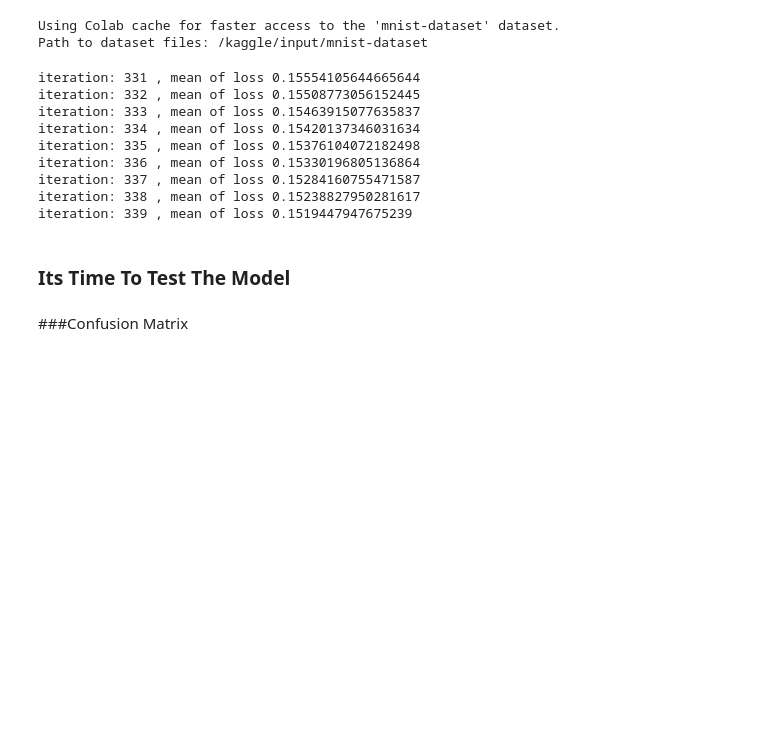
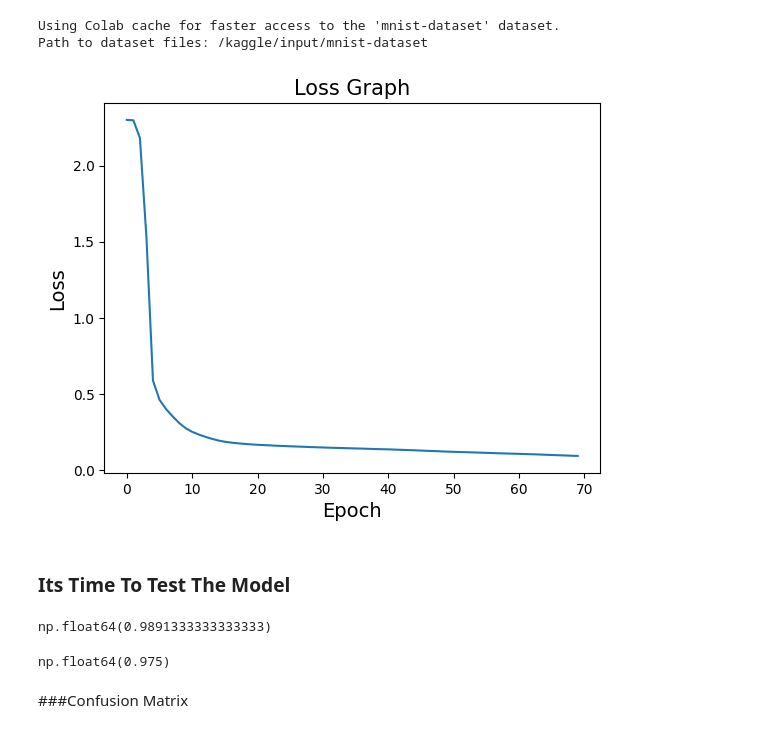
Before and after one commit to Sulemanshahid518/My-First-Neural-Network-From-Scratch-In-Numpy, a Jupyter notebook: Neural_Network_from_scratch_in_numpy_.ipynb, the cells around one changed output. Cells and saved outputs as stored; diff of their text form; code cells hidden in the pictures; blank space fills up the shorter version.

```diff
--- a/Neural_Network_from_scratch_in_numpy_.ipynb
+++ b/Neural_Network_from_scratch_in_numpy_.ipynb
@@ -59,13 +50,13 @@ def softmax(score, temp=1):
     summation = np.sum(positive_exp, axis=1)[:, None]
     return positive_exp / summation
 # %%
-train_image = add_bias((data['train-images'] / 255.0).reshape(-1, 784))
+train_images = add_bias((data['train-images'] / 255.0).reshape(-1, 784))
 
 theta_hidden1= generate_theta(785, 64, 22)
 theta_hidden2= generate_theta (65,64,3)
 theta_output = generate_theta(65, 10, 12)
 
-one_hot_encoding = np.zeros((train_image.shape[0],theta_output.shape[1]))
+one_hot_encoding = np.zeros((train_images.shape[0],theta_output.shape[1]))
 one_hot_encoding[range(one_hot_encoding.shape[0]), train_labels] = 1
 # %%
 def forward_pass(images,theta_hidden1,theta_hidden2,theta_output):
@@ -81,13 +72,15 @@ def forward_pass(images,theta_hidden1,theta_hidden2,theta_output):
 
     return hidden1,bias_hidden1,hidden2,bias_hidden2,softmax_output
 # %%
-learning=0.01
-epoch=340
+loss_data=[]
+learning=0.1
+epoch=70
+batch_size=500
 for i in range(epoch):
 
-  for batch in range(60):
+  for batch in range(120):
 
-    batch_data=train_image[batch*1000:(batch+1)*1000]
+    batch_data=train_images[batch*batch_size:(batch+1)*batch_size]
 
     #---------------------------Forward pass----------------------------#
 
@@ -102,7 +95,7 @@ for i in range(epoch):
 
     # Calculate Errors
 
-    output_error = softmax_output - one_hot_encoding[batch*1000:(batch+1)*1000]
+    output_error = softmax_output - one_hot_encoding[batch*batch_size:(batch+1)*batch_size]
 
     hidden2_error = (output_error @ theta_output[1:].T) * leaky2_derivate
 
@@ -119,17 +112,15 @@ for i in range(epoch):
     theta_hidden2-=learning*hidden2_gradient
     theta_hidden1-=learning*hidden1_gradient
 
-  if i>330: # To minimize the output box
-    print(f"iteration: {i} , mean of loss {np.mean(-np.log(softmax_output[range(1_000),train_labels[batch*1000:(batch+1)*1000]]))}")
+  loss_data.append(np.mean(-np.log(softmax_output[range(batch_size),train_labels[batch*batch_size:(batch+1)*batch_size]])))
-# %% [output]
-iteration: 331 , mean of loss 0.15554105644665644
-iteration: 332 , mean of loss 0.15508773056152445
-iteration: 333 , mean of loss 0.15463915077635837
-iteration: 334 , mean of loss 0.15420137346031634
-iteration: 335 , mean of loss 0.15376104072182498
-iteration: 336 , mean of loss 0.15330196805136864
-iteration: 337 , mean of loss 0.15284160755471587
-iteration: 338 , mean of loss 0.15238827950281617
-iteration: 339 , mean of loss 0.1519447947675239
+# %%
+# loss Graph
+plt.plot(loss_data)
+plt.title("Loss Graph",fontsize=15)
+plt.xlabel("Epoch",fontsize=14)
+plt.ylabel("Loss",fontsize=14)
+plt.show()
+# %% [output]
+[figure, added]
 # %% [markdown]
 ### Its Time To **Test** The Model
@@ -136,3 +130,9 @@ iteration: 339 , mean of loss 0.1519447947675239
+# %%
+prediction_train=np.argmax(softmax_train,axis=1)
+#overall accuracy on training data
+(prediction_train==train_labels).sum()/train_images.shape[0]
+# %% [output]
+np.float64(0.9891333333333333)
 # %%
 #load test iamges
 test_images=data['t10k-images']
@@ -144,3 +143,9 @@ predictions=np.argmax(softmax_output,axis=1)
+# %%
+prediction_test=np.argmax(softmax_test,axis=1)
+#overall accuracy on training data
+(prediction_test==test_labels).sum()/test_images.shape[0]
+# %% [output]
+np.float64(0.975)
 # %% [markdown]
 ###Confusion Matrix
 # %%
```
Also changed, not shown: parts of 11 cells of this notebook.
